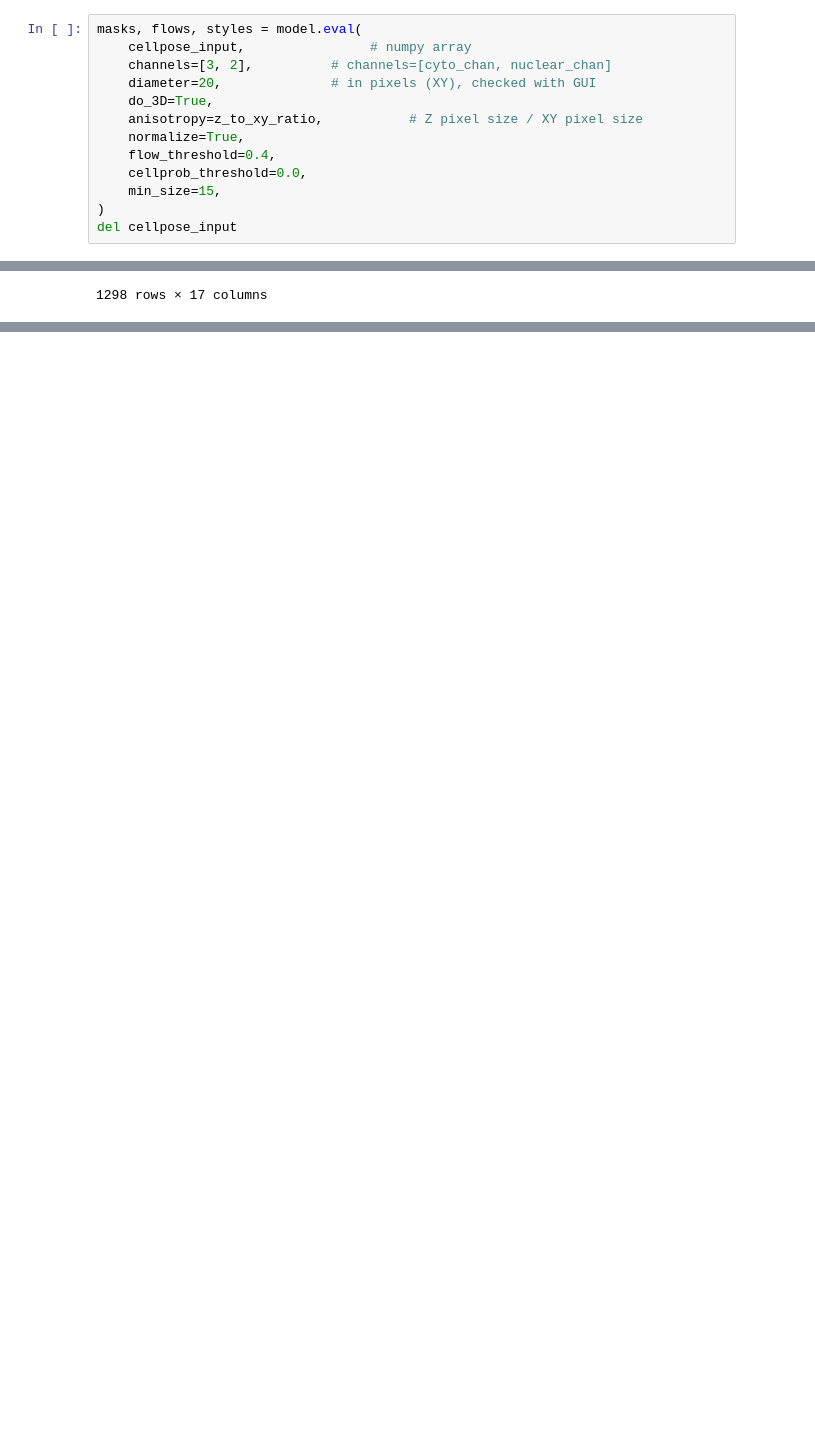
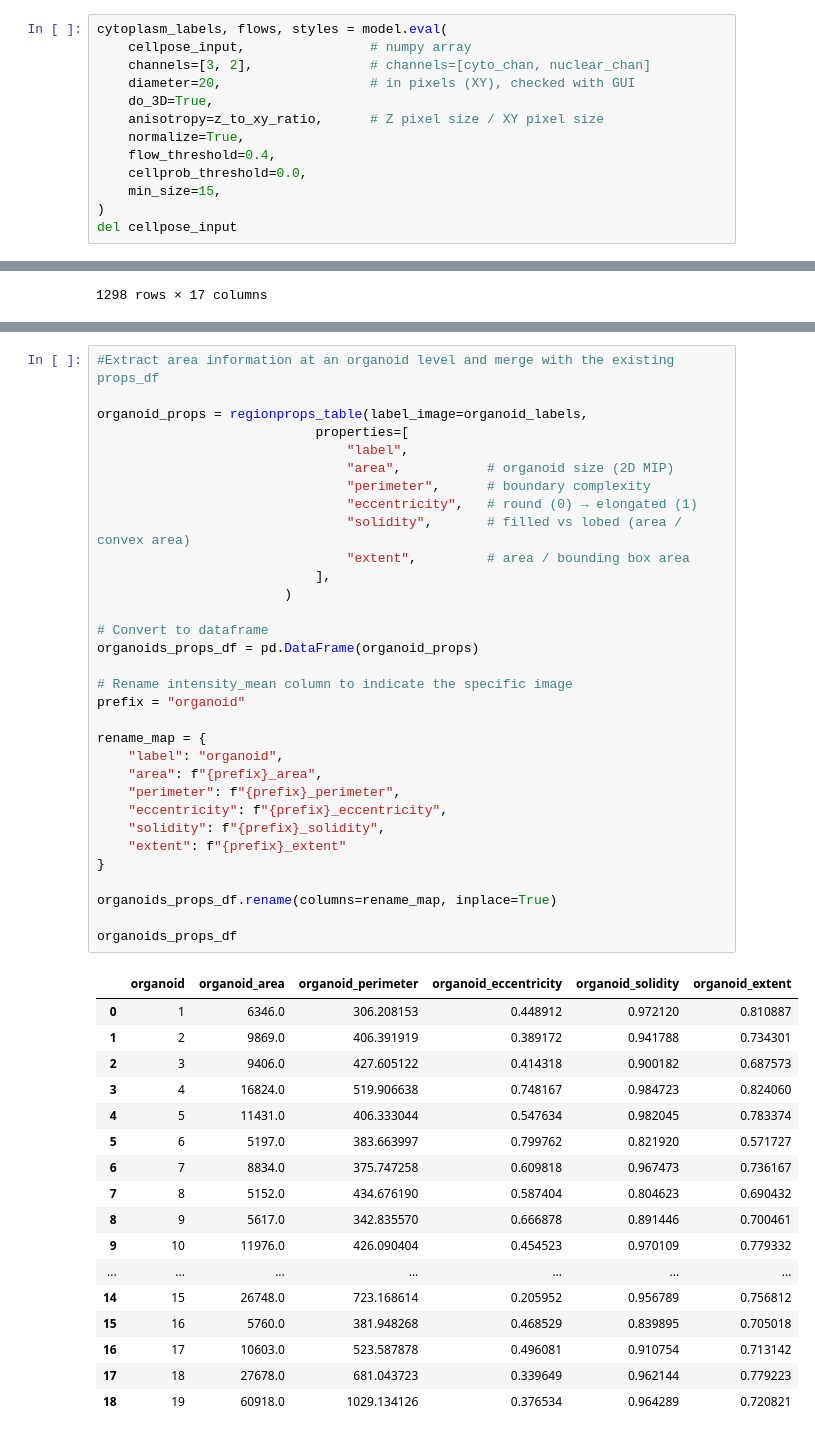
Before and after one commit to adiezsanchez/shreyag_ibd_orgs, a Jupyter notebook: dev copy.ipynb, the cells around one changed output, grey strips where cells are left out. Drawn from its saved outputs; the diff is of its cells as text; blank space fills up the shorter version.

Commit message:
feat(dev_copy): Extract per cell and per organoid features

```diff
--- a/dev copy.ipynb
+++ b/dev copy.ipynb
@@ -85,12 +84,12 @@ img.shape
 # %% [output]
 (5, 21, 1360, 1360)
 # %%
-masks, flows, styles = model.eval(
+cytoplasm_labels, flows, styles = model.eval(
     cellpose_input,                # numpy array
-    channels=[3, 2],          # channels=[cyto_chan, nuclear_chan]
-    diameter=20,              # in pixels (XY), checked with GUI
+    channels=[3, 2],               # channels=[cyto_chan, nuclear_chan]
+    diameter=20,                   # in pixels (XY), checked with GUI
     do_3D=True,
-    anisotropy=z_to_xy_ratio,           # Z pixel size / XY pixel size
+    anisotropy=z_to_xy_ratio,      # Z pixel size / XY pixel size
     normalize=True,
     flow_threshold=0.4,
     cellprob_threshold=0.0,
@@ -269,0 +303,50 @@ viewer.add_labels(organoid_labels_np, name="organoids_final")
+# %%
+#Extract area information at an organoid level and merge with the existing props_df
+
+organoid_props = regionprops_table(label_image=organoid_labels,
+                            properties=[
+                                "label",
+                                "area",           # organoid size (2D MIP)
+                                "perimeter",      # boundary complexity
+                                "eccentricity",   # round (0) → elongated (1)
+                                "solidity",       # filled vs lobed (area / convex area)
+                                "extent",         # area / bounding box area
+                            ],
+                        )
+
+# Convert to dataframe
+organoids_props_df = pd.DataFrame(organoid_props)
+
+# Rename intensity_mean column to indicate the specific image
+prefix = "organoid"
+
+rename_map = {
+    "label": "organoid",
+    "area": f"{prefix}_area",
+    "perimeter": f"{prefix}_perimeter",
+    "eccentricity": f"{prefix}_eccentricity",
+    "solidity": f"{prefix}_solidity",
+    "extent": f"{prefix}_extent"
+}
+
+organoids_props_df.rename(columns=rename_map, inplace=True)
+
+organoids_props_df
+# %% [output]
+|  | organoid | organoid_area | organoid_perimeter | organoid_eccentricity | organoid_solidity | organoid_extent |
+| 0 | 1 | 6346.0 | 306.208153 | 0.448912 | 0.972120 | 0.810887 |
+| 1 | 2 | 9869.0 | 406.391919 | 0.389172 | 0.941788 | 0.734301 |
+| 2 | 3 | 9406.0 | 427.605122 | 0.414318 | 0.900182 | 0.687573 |
+| 3 | 4 | 16824.0 | 519.906638 | 0.748167 | 0.984723 | 0.824060 |
+| 4 | 5 | 11431.0 | 406.333044 | 0.547634 | 0.982045 | 0.783374 |
+| 5 | 6 | 5197.0 | 383.663997 | 0.799762 | 0.821920 | 0.571727 |
+| 6 | 7 | 8834.0 | 375.747258 | 0.609818 | 0.967473 | 0.736167 |
+| 7 | 8 | 5152.0 | 434.676190 | 0.587404 | 0.804623 | 0.690432 |
+| 8 | 9 | 5617.0 | 342.835570 | 0.666878 | 0.891446 | 0.700461 |
+| 9 | 10 | 11976.0 | 426.090404 | 0.454523 | 0.970109 | 0.779332 |
+| ... | ... | ... | ... | ... | ... | ... |
+| 14 | 15 | 26748.0 | 723.168614 | 0.205952 | 0.956789 | 0.756812 |
+| 15 | 16 | 5760.0 | 381.948268 | 0.468529 | 0.839895 | 0.705018 |
+| 16 | 17 | 10603.0 | 523.587878 | 0.496081 | 0.910754 | 0.713142 |
+| 17 | 18 | 27678.0 | 681.043723 | 0.339649 | 0.962144 | 0.779223 |
+| 18 | 19 | 60918.0 | 1029.134126 | 0.376534 | 0.964289 | 0.720821 |
```
Also changed, not shown: parts of 15 cells of this notebook.
